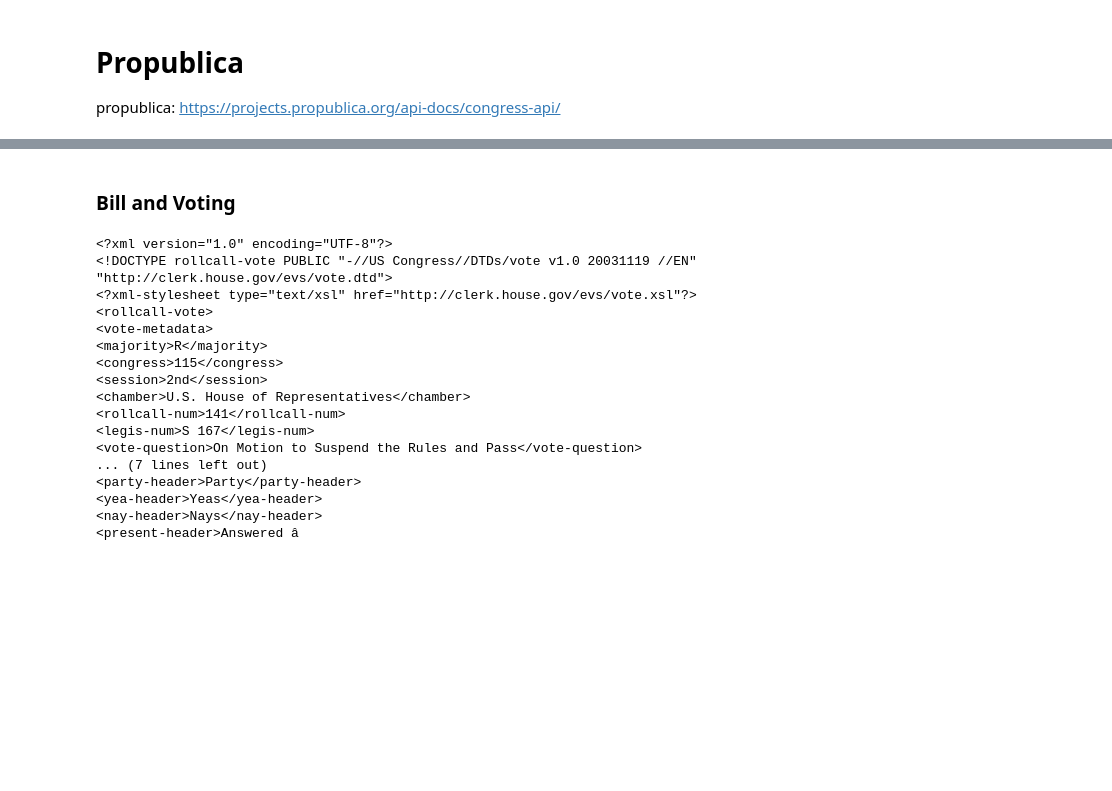
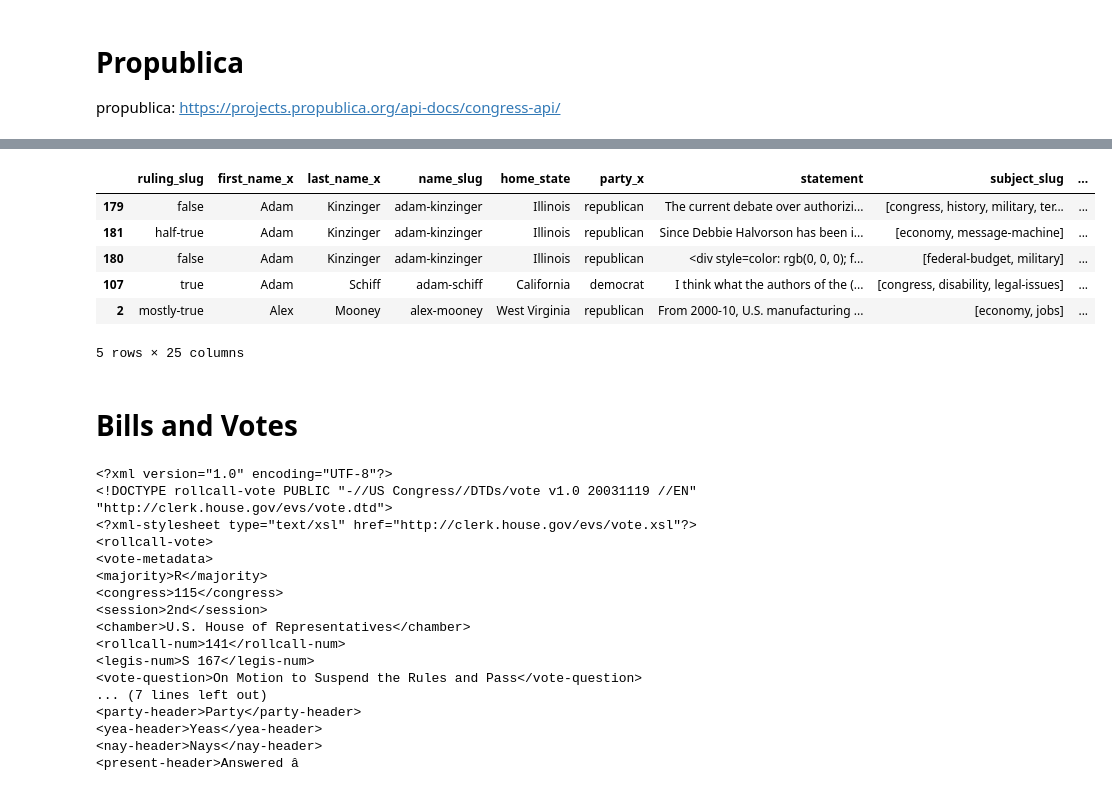
Before and after one commit to qcx201-nyu/PPDS, a Jupyter notebook: politician.ipynb, the cells around one changed output, grey strips where cells are left out. Cells and saved outputs as stored; diff of their text form; code cells hidden in the pictures; blank space fills up the shorter version.

```diff
--- a/politician.ipynb
+++ b/politician.ipynb
@@ -458,5 +510,19 @@ robert-brady
+# %%
+# Merge House and Misconduct
+df = pd.merge(politifact,house,
+         how='inner',left_on='name_slug',right_on='name_slug')
+cols = df.columns[:len(politifact.columns)+10]
+df[cols].sort_values('name_slug').head()
+# %% [output]
+|  | ruling_slug | first_name_x | last_name_x | name_slug | home_state | party_x | statement | subject_slug | ... |
+| 179 | false | Adam | Kinzinger | adam-kinzinger | Illinois | republican | The current debate over authorizi... | [congress, history, military, ter... | ... |
+| 181 | half-true | Adam | Kinzinger | adam-kinzinger | Illinois | republican | Since Debbie Halvorson has been i... | [economy, message-machine] | ... |
+| 180 | false | Adam | Kinzinger | adam-kinzinger | Illinois | republican | <div style=color: rgb(0, 0, 0); f... | [federal-budget, military] | ... |
+| 107 | true | Adam | Schiff | adam-schiff | California | democrat | I think what the authors of the (... | [congress, disability, legal-issues] | ... |
+| 2 | mostly-true | Alex | Mooney | alex-mooney | West Virginia | republican | From 2000-10, U.S. manufacturing ... | [economy, jobs] | ... |
+5 rows × 25 columns
 # %% [markdown]
-### Bill and Voting
+# Bills and Votes
 # %%
 # Preview html
 url = congress.votes.by_month('house')['votes'][0]['source']
```
Also changed, not shown: parts of 24 cells of this notebook.
